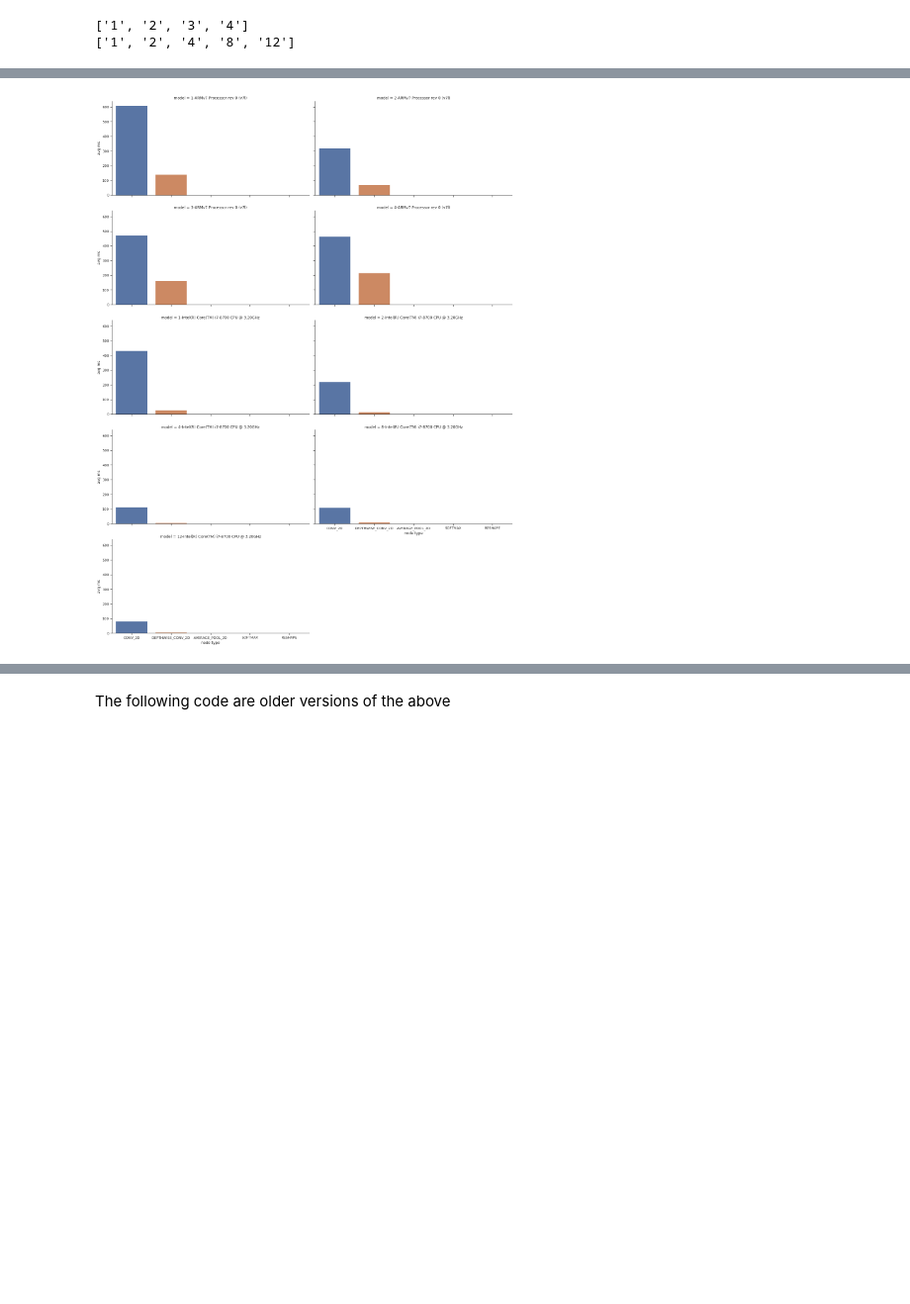
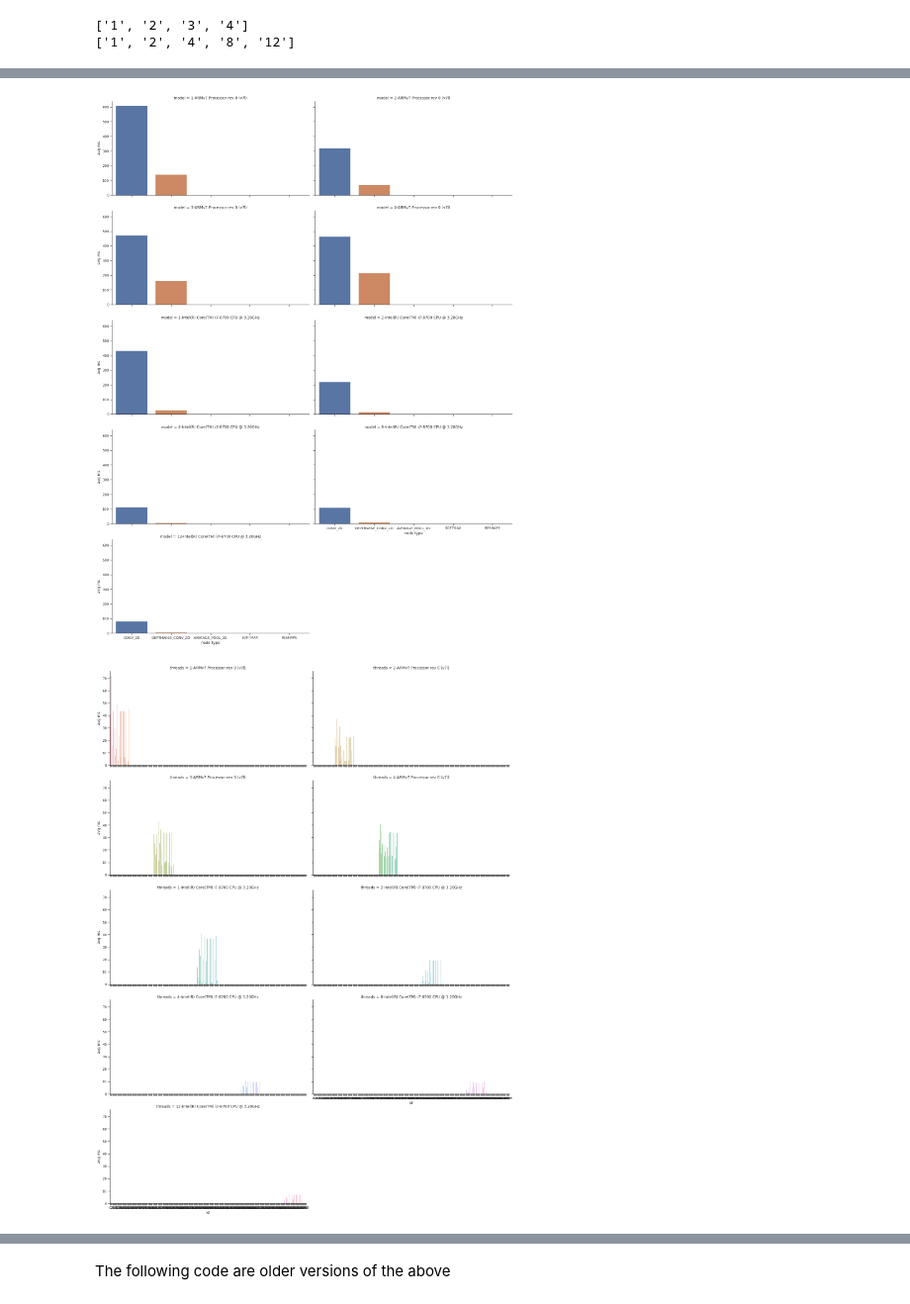
Before and after one commit to tflite-soc/benchmarking-models, a Jupyter notebook: plot_data.ipynb, the cells around one changed output, grey strips where cells are left out. Shown: that part at 99% size. Cells and saved outputs as stored; diff of their text form; code cells hidden in the pictures; blank space fills up the shorter version.

Commit message:
Update plot_data.ipynb
plot individual node data for multiple files, restructure file source

```diff
--- a/plot_data.ipynb
+++ b/plot_data.ipynb
@@ -33,6 +46,8 @@ def getAllData(files):
     runOrder = re.compile(r"""=+ Run Order =+\n""")
     compTime = re.compile(r"""=+ Top by Computation Time =+\n""")
 
+
+
     threads = []
     avgTotals = []
     models = []
@@ -40,6 +55,10 @@ def getAllData(files):
     nodeTypes = []
     nodeTypeAvgs = []
     threadCounts = []
+
+    nodes = []
+    runtimes = []
+    individualThreads = []
 
     for file in files:
         with open(file) as f:
@@ -50,6 +69,9 @@ def getAllData(files):
             summary = re.findall(summaryGroup, lines)
             totals = re.findall(avgTimes, lines)
             modelName = re.search(model, lines).group('model')
+
+            runLocations = re.finditer(runOrder, lines)
+            compTimeLocations = re.finditer(compTime, lines)
 
             avgTotals.extend(totals)
             threads.extend(currThreads)
@@ -80,10 +102,27 @@ def getAllData(files):
                         nodeTypeAvgs.append(float(group[i]))
                 groupCount+=1
 
+            runCount=0
+            for run in runLocations:
+                end = next(compTimeLocations).start()
+
+                runData = re.findall(individualNodes, lines[run.start():end])
+
+                for node in runData:
+                    nodes.append(node[0])
+
+                    runtimes.append(float(node[1]))
+                    individualThreads.append(str(currThreads[runCount]) + '-' + modelName)
+                runCount+=1
+
     threadData = {"# threads" : threads, "avg runtime (ms)" : avgTotals, "model" : models}
 
     nodeData = {"avg ms" : nodeTypeAvgs, "node type" : nodeTypes, "model" : threadsAndModel }
-    return (pd.DataFrame(threadData), pd.DataFrame(nodeData))
+
+    individualData = {"node" : nodes, "avg ms" : runtimes, "threads" : individualThreads}
+    df = pd.DataFrame(individualData)
+    df['id'] = df.index
+    return (pd.DataFrame(threadData), pd.DataFrame(nodeData), df)
 
 getAllData(files)
 # %% [output]
@@ -109,15 +148,22 @@ getAllData(files)
 # %%
 def plotAll(files) :
     datasets = getAllData(files)
 
-    sns.catplot("# threads", col="model", y="avg runtime (ms)", kind="bar", data=datasets[0])
+    avgByThreads = sns.catplot("# threads", col="model", y="avg runtime (ms)", kind="bar", data=datasets[0])
+    plt.savefig(os.path.join(dest,"avg_ms_threads.jpg"))
 
-    sns.catplot("node type", y="avg ms", kind="bar", col = "model", data=datasets[1],
+    avgByNodeType= sns.catplot("node type", y="avg ms", kind="bar", col = "model", data=datasets[1],
                 col_wrap=2, ci=None, aspect = 1.9)
+    plt.savefig(os.path.join(dest,"avg_ms_node_type.jpg"))
+
+    avgByNode = sns.catplot(x="id", y="avg ms", kind="bar", col = "threads", col_wrap = 2, data=datasets[2], ci=None, aspect = 1.9)
+    plt.savefig(os.path.join(dest,"avg_ms_each_node.jpg"))
+
 
 plotAll(files)
 # %% [output]
 ['1', '2', '3', '4']
 ['1', '2', '4', '8', '12']
 [figure]
 [figure]
+[figure, added]
```
Also changed, not shown: parts of 9 cells of this notebook.
